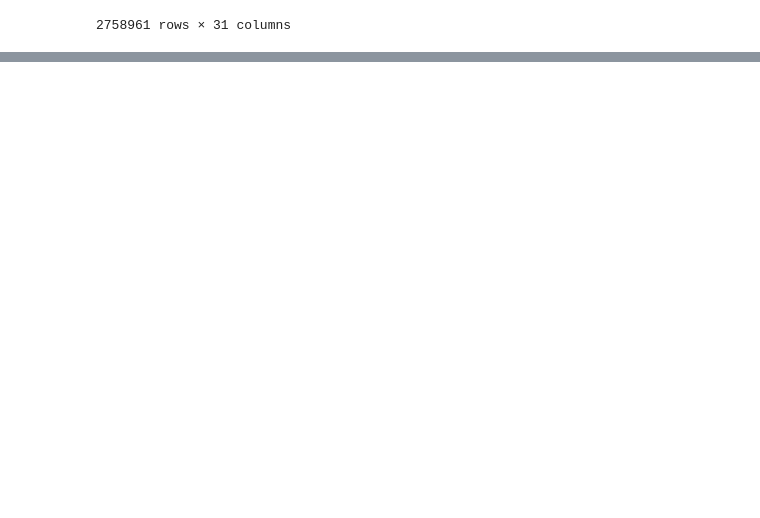
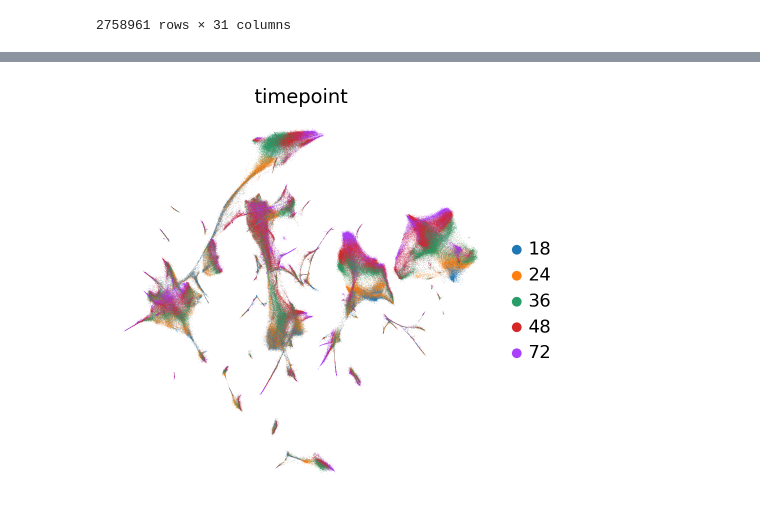
Before and after one commit to theislab/cellflow_reproducibility, a Jupyter notebook: notebooks/prepare_data/prepare_zebrafish.ipynb, the cells around one changed output, grey strips where cells are left out. Drawn from its saved outputs; the diff is of its cells as text; code cells hidden in the pictures; blank space fills up the shorter version.

```diff
--- a/notebooks/prepare_data/prepare_zebrafish.ipynb
+++ b/notebooks/prepare_data/prepare_zebrafish.ipynb
@@ -155,0 +233,13 @@ zebrafish.obs
+# %%
+gene_filter = ((zebrafish.obs["gene1"] == "negative") & (zebrafish.obs["gene2"] == "negative"))
+control_cells = zebrafish[gene_filter, :]
+
+# control_cells_18 = get_control(18)
+# control_cells_24 = get_control(24)
+# control_cells_36 = get_control(36)
+# control_cells_48 = get_control(48)
+# control_cells_72 = get_control(72)
+# %%
+sc.pl.umap(control_cells, color=['timepoint'])
+# %% [output]
+[figure, added]
```
Also changed, not shown: parts of 75 cells of this notebook.
